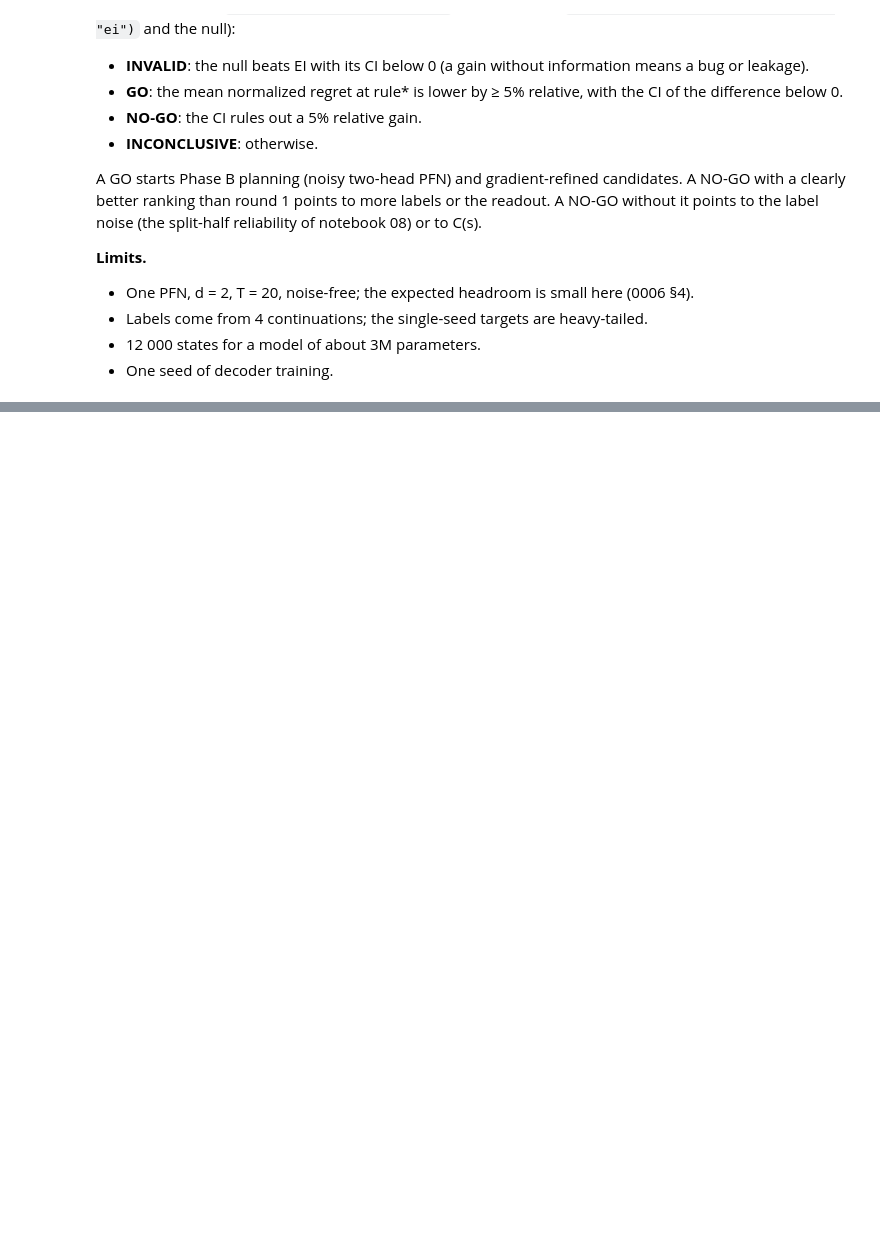
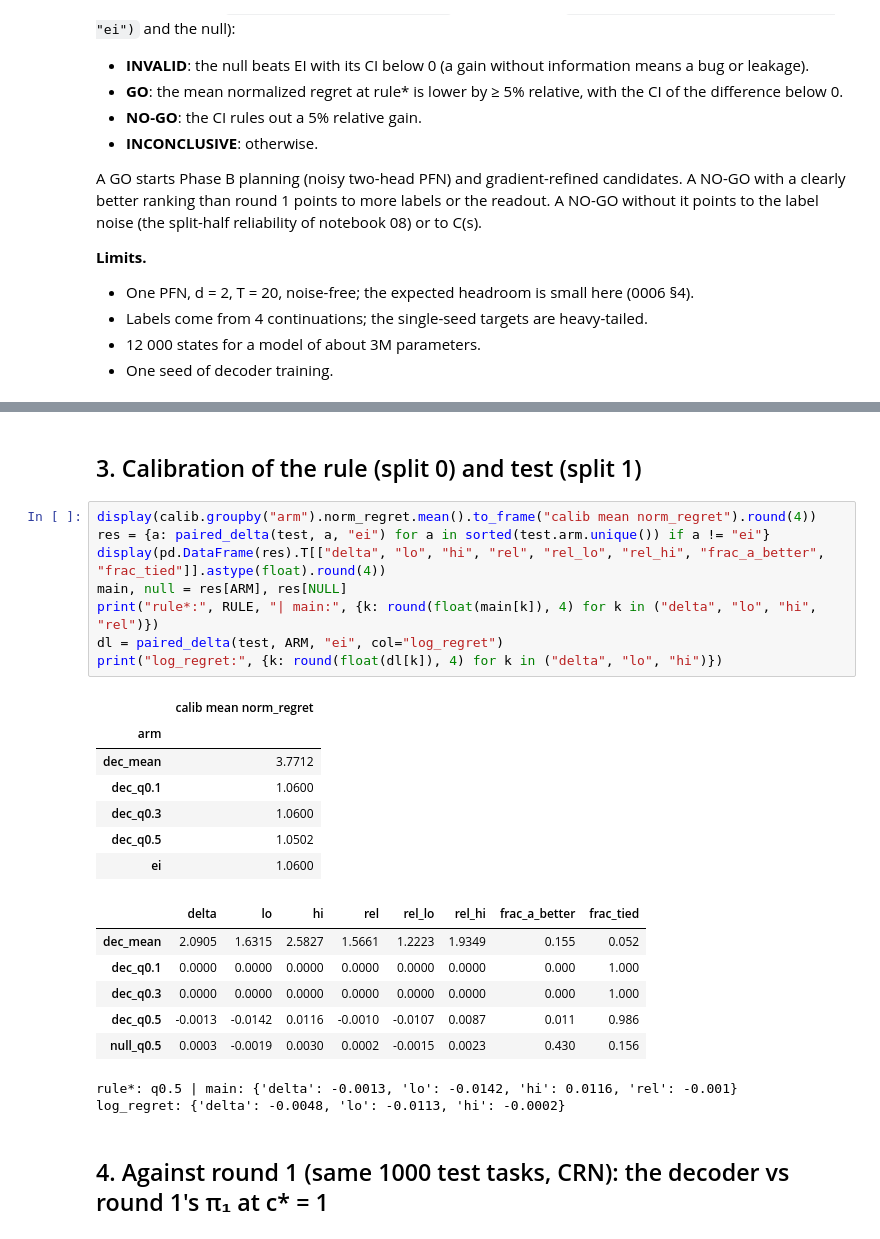
Before and after one commit to timruhkopf/anytime-acquisition, a Jupyter notebook: notebooks/09_2026-11-11_api_decoder.ipynb, the cells around one changed output, grey strips where cells are left out. Saved outputs shown, nothing was run; the diff lists cells and outputs as text; blank space fills up the shorter version.

```diff
--- a/notebooks/09_2026-11-11_api_decoder.ipynb
+++ b/notebooks/09_2026-11-11_api_decoder.ipynb
@@ -78,0 +209,28 @@ The GO / NO-GO criterion from the description, evaluated, in one line. Record it
+# %% [markdown]
+## 3. Calibration of the rule (split 0) and test (split 1)
+# %%
+display(calib.groupby("arm").norm_regret.mean().to_frame("calib mean norm_regret").round(4))
+res = {a: paired_delta(test, a, "ei") for a in sorted(test.arm.unique()) if a != "ei"}
+display(pd.DataFrame(res).T[["delta", "lo", "hi", "rel", "rel_lo", "rel_hi", "frac_a_better", "frac_tied"]].astype(float).round(4))
+main, null = res[ARM], res[NULL]
+print("rule*:", RULE, "| main:", {k: round(float(main[k]), 4) for k in ("delta", "lo", "hi", "rel")})
+dl = paired_delta(test, ARM, "ei", col="log_regret")
+print("log_regret:", {k: round(float(dl[k]), 4) for k in ("delta", "lo", "hi")})
+# %% [output]
+|  | calib mean norm_regret |
+| arm |  |
+| dec_mean | 3.7712 |
+| dec_q0.1 | 1.0600 |
+| dec_q0.3 | 1.0600 |
+| dec_q0.5 | 1.0502 |
+| ei | 1.0600 |
+|  | delta | lo | hi | rel | rel_lo | rel_hi | frac_a_better | frac_tied |
+| dec_mean | 2.0905 | 1.6315 | 2.5827 | 1.5661 | 1.2223 | 1.9349 | 0.155 | 0.052 |
+| dec_q0.1 | 0.0000 | 0.0000 | 0.0000 | 0.0000 | 0.0000 | 0.0000 | 0.000 | 1.000 |
+| dec_q0.3 | 0.0000 | 0.0000 | 0.0000 | 0.0000 | 0.0000 | 0.0000 | 0.000 | 1.000 |
+| dec_q0.5 | -0.0013 | -0.0142 | 0.0116 | -0.0010 | -0.0107 | 0.0087 | 0.011 | 0.986 |
+| null_q0.5 | 0.0003 | -0.0019 | 0.0030 | 0.0002 | -0.0015 | 0.0023 | 0.430 | 0.156 |
+rule*: q0.5 | main: {'delta': -0.0013, 'lo': -0.0142, 'hi': 0.0116, 'rel': -0.001}
+log_regret: {'delta': -0.0048, 'lo': -0.0113, 'hi': -0.0002}
+# %% [markdown]
+## 4. Against round 1 (same 1000 test tasks, CRN): the decoder vs round 1's π₁ at c\* = 1
```
Also changed, not shown: parts of 15 cells of this notebook, 15 other files.
